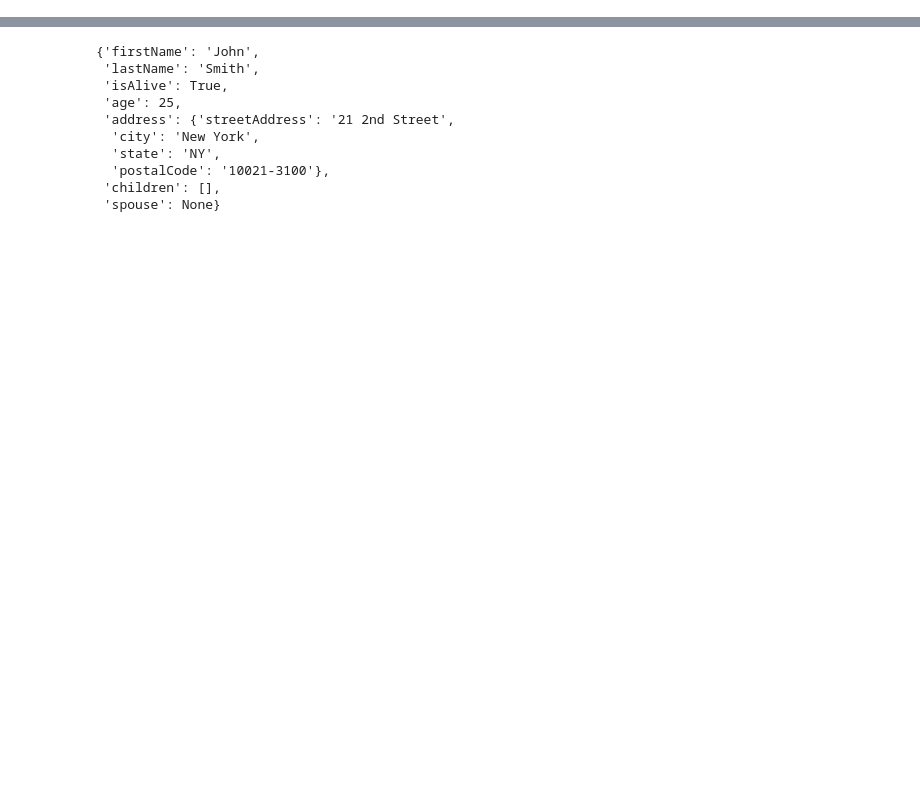
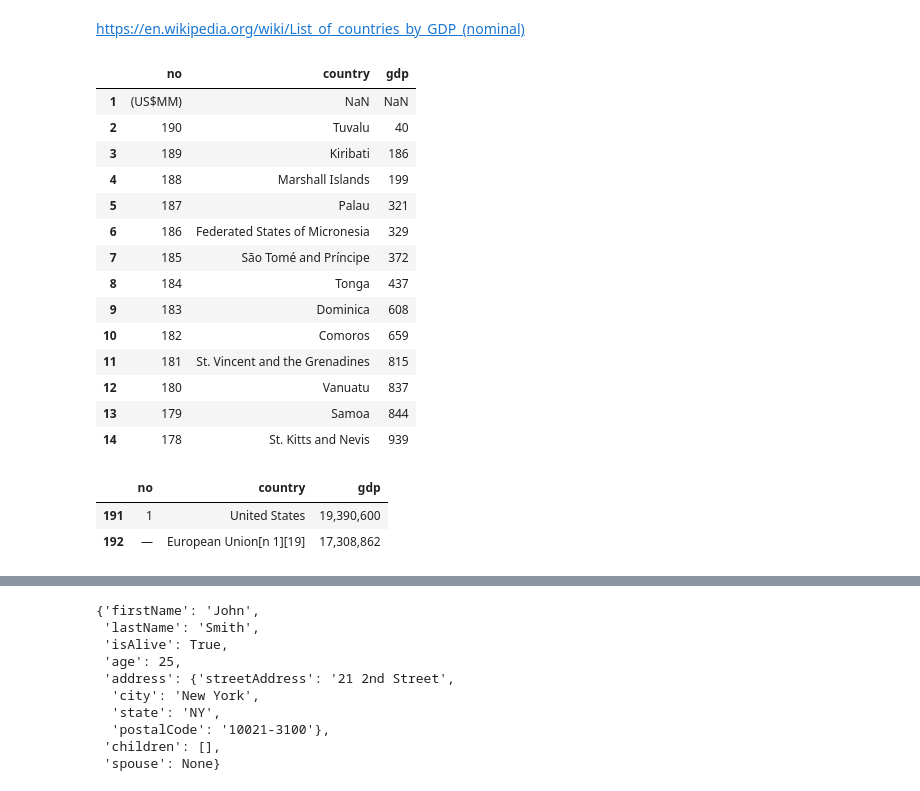
Before and after one commit to pp4rs/2018-uzh-course-material, a Jupyter notebook: 11-python-webscraping/scrape_intro.ipynb, the cells around one changed output, grey strips where cells are left out. Saved outputs shown, nothing was run; the diff lists cells and outputs as text; code cells hidden in the pictures; blank space fills up the shorter version.

```diff
--- a/11-python-webscraping/webscraping_intro.ipynb
+++ b/11-python-webscraping/scrape_intro.ipynb
@@ -2,0 +17,2 @@ import json
+# %% [markdown]
+https://en.wikipedia.org/wiki/List_of_countries_by_GDP_(nominal)
@@ -2,0 +21,26 @@ import json
+# %%
+data = pd.read_csv("gdp_list_imf.txt", sep = "\t", names = ['no', 'country', 'gdp'])
+# %%
+data[1:15]
+# %% [output]
+|  | no | country | gdp |
+| 1 | (US$MM) | NaN | NaN |
+| 2 | 190 | Tuvalu | 40 |
+| 3 | 189 | Kiribati | 186 |
+| 4 | 188 | Marshall Islands | 199 |
+| 5 | 187 | Palau | 321 |
+| 6 | 186 | Federated States of Micronesia | 329 |
+| 7 | 185 | São Tomé and Príncipe | 372 |
+| 8 | 184 | Tonga | 437 |
+| 9 | 183 | Dominica | 608 |
+| 10 | 182 | Comoros | 659 |
+| 11 | 181 | St. Vincent and the Grenadines | 815 |
+| 12 | 180 | Vanuatu | 837 |
+| 13 | 179 | Samoa | 844 |
+| 14 | 178 | St. Kitts and Nevis | 939 |
+# %%
+data[191:193]
+# %% [output]
+|  | no | country | gdp |
+| 191 | 1 | United States | 19,390,600 |
+| 192 | — | European Union[n 1][19] | 17,308,862 |
```
Also changed, not shown: parts of 77 cells of this notebook, 2 other files.
